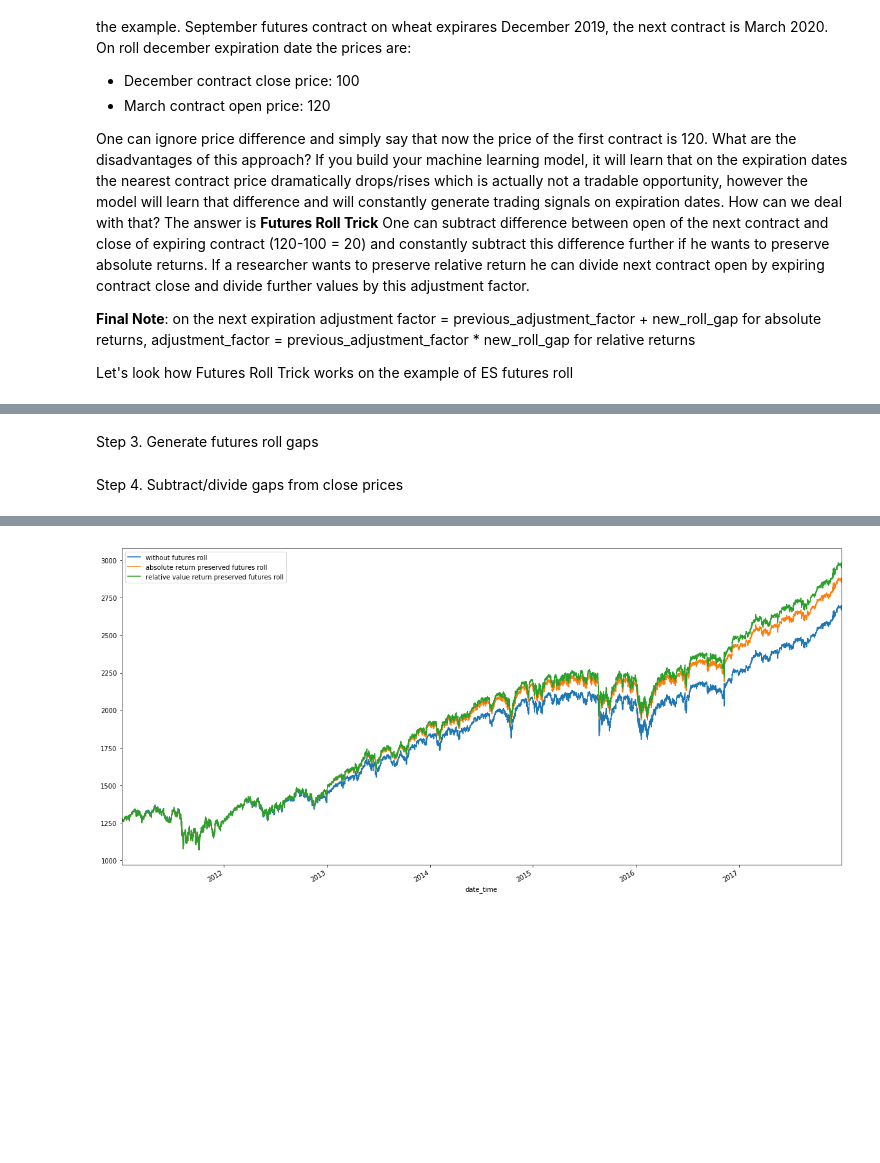
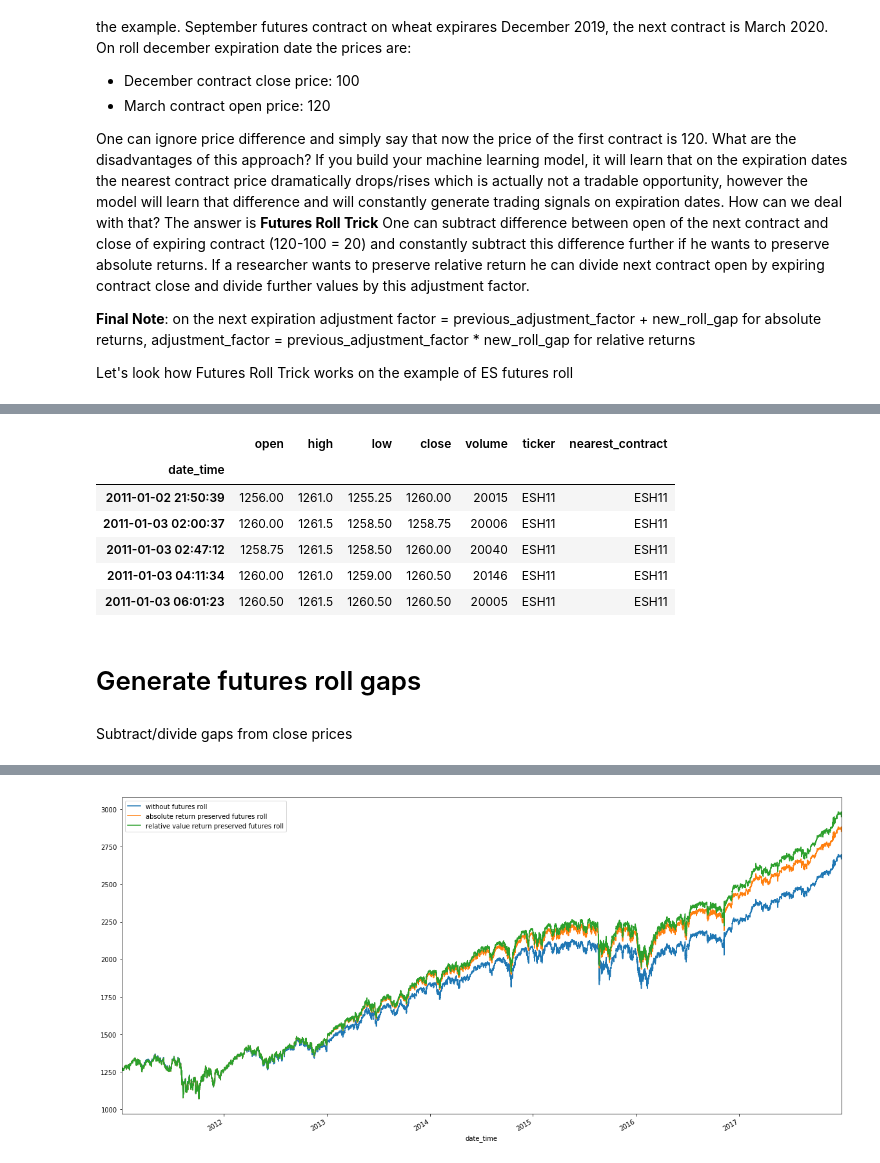
Before and after one commit to AI-Stuff/hudson-and-thames-research, a Jupyter notebook: Chapter2/Futures_Roll_Trick.ipynb, the cells around one changed output, grey strips where cells are left out. Saved outputs shown, nothing was run; the diff lists cells and outputs as text; code cells hidden in the pictures; blank space fills up the shorter version.

```diff
--- a/Chapter2/Futures_Roll_Trick.ipynb
+++ b/Chapter2/Futures_Roll_Trick.ipynb
@@ -90,5 +27,17 @@ aggregated_df.set_index('date_time', inplace=True) # set date_time index
+# %%
+aggregated_df = pd.read_csv('../Sample-Data/volume_bars_es_with_nearest_contract.csv', index_col = 0, parse_dates = [0])
+# %%
+aggregated_df.head()
+# %% [output]
+|  | open | high | low | close | volume | ticker | nearest_contract |
+| date_time |  |  |  |  |  |  |  |
+| 2011-01-02 21:50:39 | 1256.00 | 1261.0 | 1255.25 | 1260.00 | 20015 | ESH11 | ESH11 |
+| 2011-01-03 02:00:37 | 1260.00 | 1261.5 | 1258.50 | 1258.75 | 20006 | ESH11 | ESH11 |
+| 2011-01-03 02:47:12 | 1258.75 | 1261.5 | 1258.50 | 1260.00 | 20040 | ESH11 | ESH11 |
+| 2011-01-03 04:11:34 | 1260.00 | 1261.0 | 1259.00 | 1260.50 | 20146 | ESH11 | ESH11 |
+| 2011-01-03 06:01:23 | 1260.50 | 1261.5 | 1260.50 | 1260.50 | 20005 | ESH11 | ESH11 |
 # %% [markdown]
-Step 3. Generate futures roll gaps
+# Generate futures roll gaps
 # %%
 def get_futures_roll_series(data_df, open_col, close_col, sec_col, current_sec_col, roll_backward=False, method='absolute'):
     """
@@ -140,4 +89,4 @@ roll_gaps_relative = get_futures_roll_series(aggregated_df, open_col='open', clo
 # %%
 first_contract = aggregated_df[aggregated_df.ticker == aggregated_df.nearest_contract] # filter out only the first contract
 # %% [markdown]
-Step 4. Subtract/divide gaps from close prices
+Subtract/divide gaps from close prices
```
Also changed, not shown: parts of 19 cells of this notebook.
